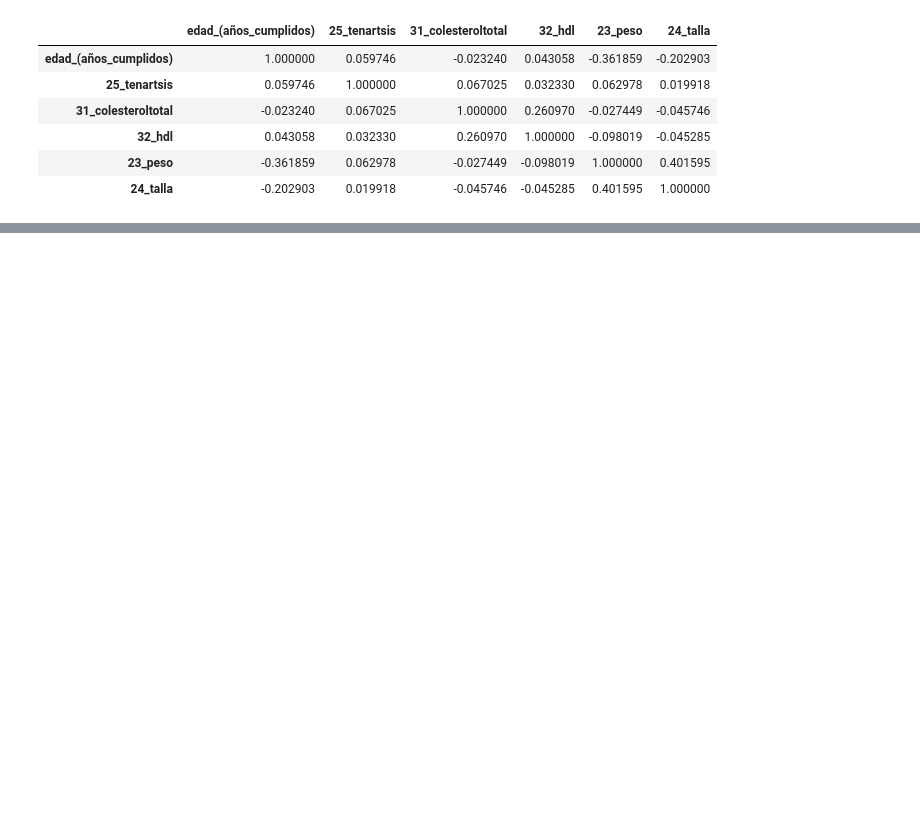
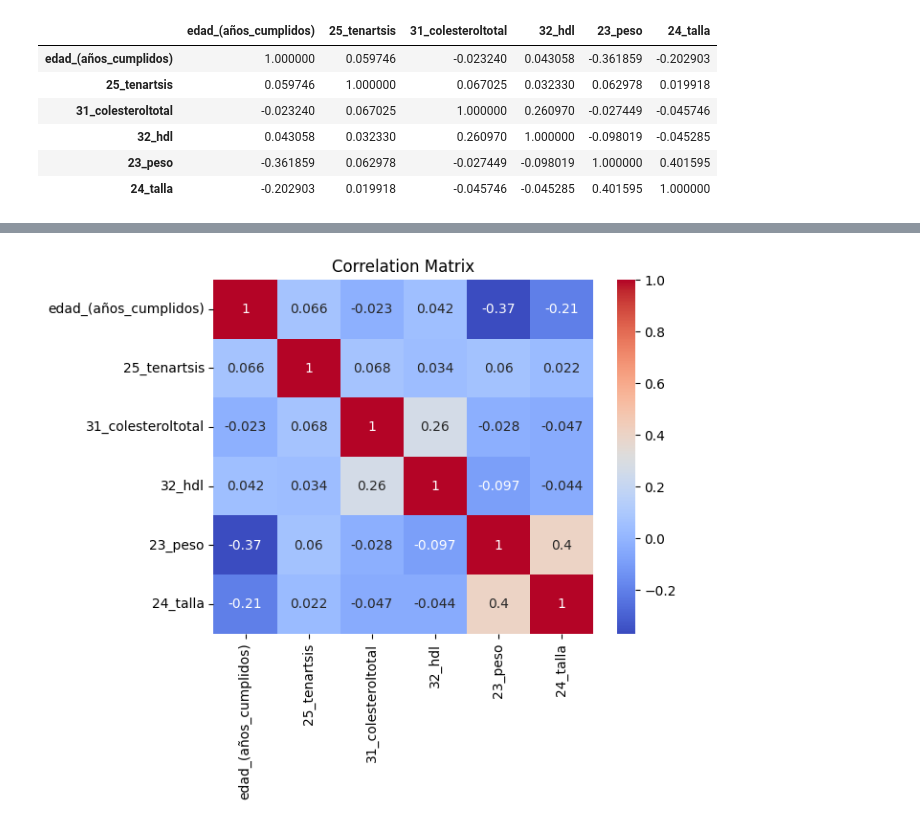
Before and after one commit to Pipicano25/RCV_ICESI, a Jupyter notebook: scripts/3_1_exploratory_analysis.ipynb, the cells around one changed output, grey strips where cells are left out. Drawn from its saved outputs; the diff is of its cells as text; code cells hidden in the pictures; blank space fills up the shorter version.

```diff
--- a/scripts/3_1_exploratory_analysis.ipynb
+++ b/scripts/3_1_exploratory_analysis.ipynb
@@ -230,0 +178,3 @@ correlacion
+# %%
+df_1 = df_1.dropna()
+df_1.info()
@@ -230,0 +201,11 @@ correlacion
+# %%
+import seaborn as sns
+import matplotlib.pyplot as plt
+
+df_corr = df_1.corr(numeric_only=True)
+
+sns.heatmap(df_corr, annot=True, cmap='coolwarm')
+plt.title('Correlation Matrix')
+plt.show()
+# %% [output]
+[figure, added]
```
Also changed, not shown: parts of 24 cells of this notebook.
